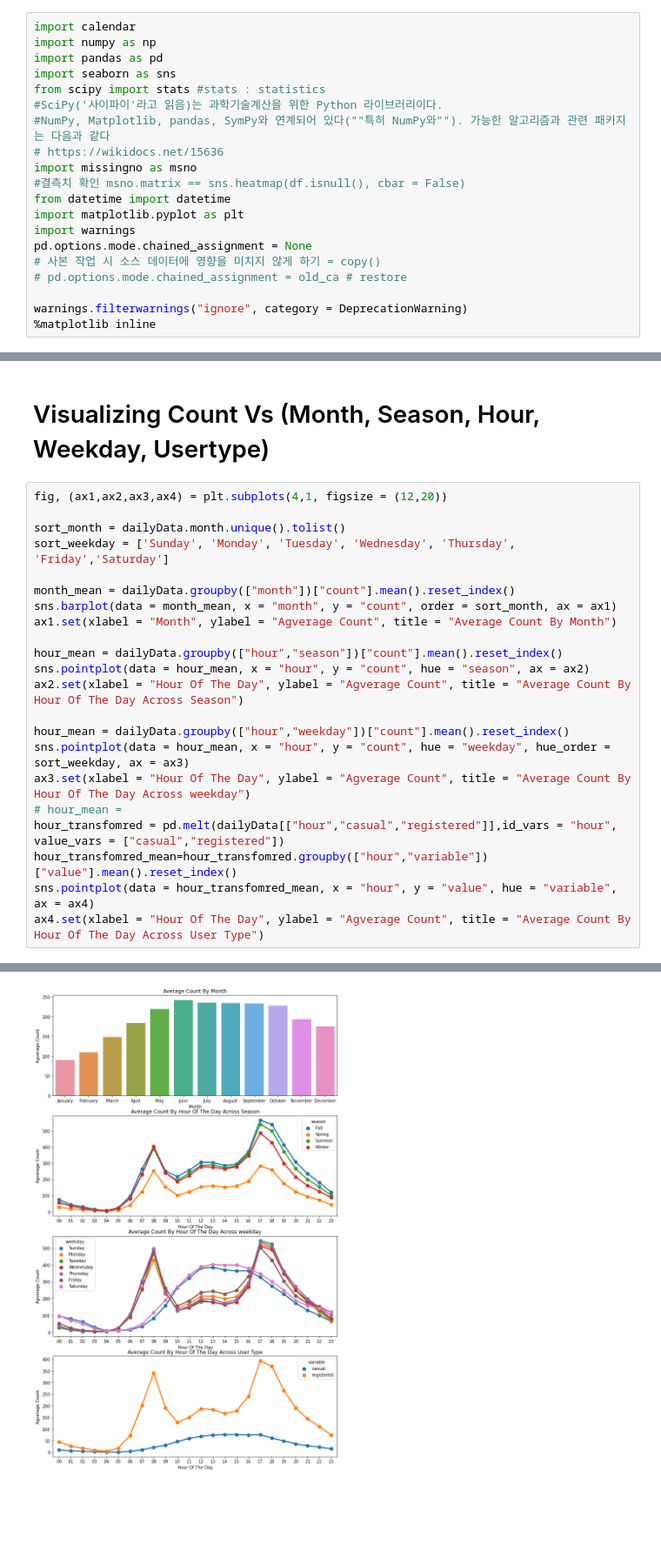
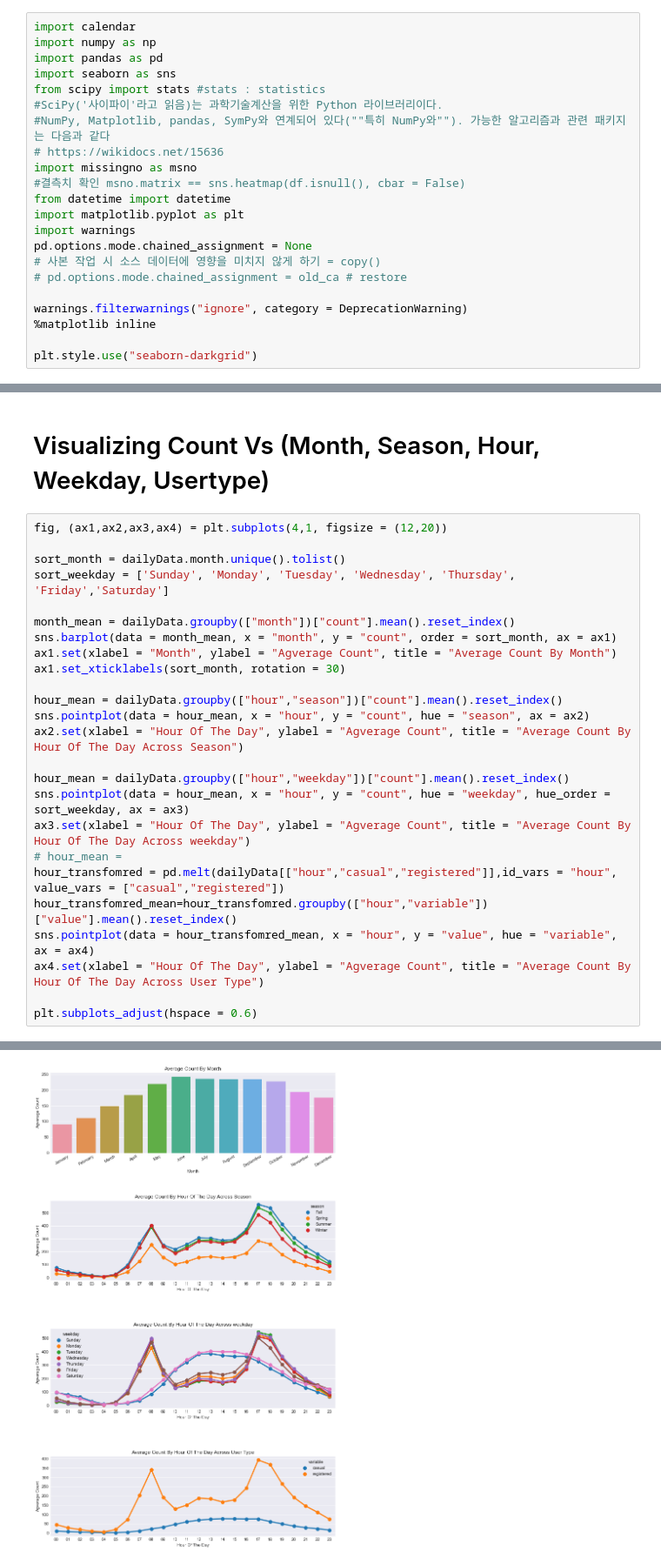
Before and after one commit to changyong93/KaggleStruggle, a Jupyter notebook: EDA & Ensemble Model (Top 10 Percentile)/EDA & Ensemble Model (Top 10 Percentile).ipynb, the cells around one changed output, grey strips where cells are left out. Shown at 87% size. Cells and saved outputs as stored; diff of their text form; blank space fills up the shorter version.

```diff
--- a/EDA & Ensemble Model (Top 10 Percentile)/EDA & Ensemble Model (Top 10 Percentile).ipynb
+++ b/EDA & Ensemble Model (Top 10 Percentile)/EDA & Ensemble Model (Top 10 Percentile).ipynb
@@ -28,6 +32,8 @@ pd.options.mode.chained_assignment = None
 
 warnings.filterwarnings("ignore", category = DeprecationWarning)
 %matplotlib inline
+
+plt.style.use("seaborn-darkgrid")
 # %% [markdown]
 # Data Summary
 # %%
@@ -372,6 +390,7 @@ sort_weekday = ['Sunday', 'Monday', 'Tuesday', 'Wednesday', 'Thursday', 'Friday'
 month_mean = dailyData.groupby(["month"])["count"].mean().reset_index()
 sns.barplot(data = month_mean, x = "month", y = "count", order = sort_month, ax = ax1)
 ax1.set(xlabel = "Month", ylabel = "Agverage Count", title = "Average Count By Month")
+ax1.set_xticklabels(sort_month, rotation = 30)
 
 hour_mean = dailyData.groupby(["hour","season"])["count"].mean().reset_index()
 sns.pointplot(data = hour_mean, x = "hour", y = "count", hue = "season", ax = ax2)
@@ -385,4 +404,6 @@ hour_transfomred = pd.melt(dailyData[["hour","casual","registered"]],id_vars = "
 hour_transfomred_mean=hour_transfomred.groupby(["hour","variable"])["value"].mean().reset_index()
 sns.pointplot(data = hour_transfomred_mean, x = "hour", y = "value", hue = "variable", ax = ax4)
 ax4.set(xlabel = "Hour Of The Day", ylabel = "Agverage Count", title = "Average Count By Hour Of The Day Across User Type")
+
+plt.subplots_adjust(hspace = 0.6)
 # %% [output]
@@ -392 +410 @@ ax4.set(xlabel = "Hour Of The Day", ylabel = "Agverage Count", title = "Average
-[figure, old version]
+[figure, new version]
```
Also changed, not shown: parts of 42 cells of this notebook.
